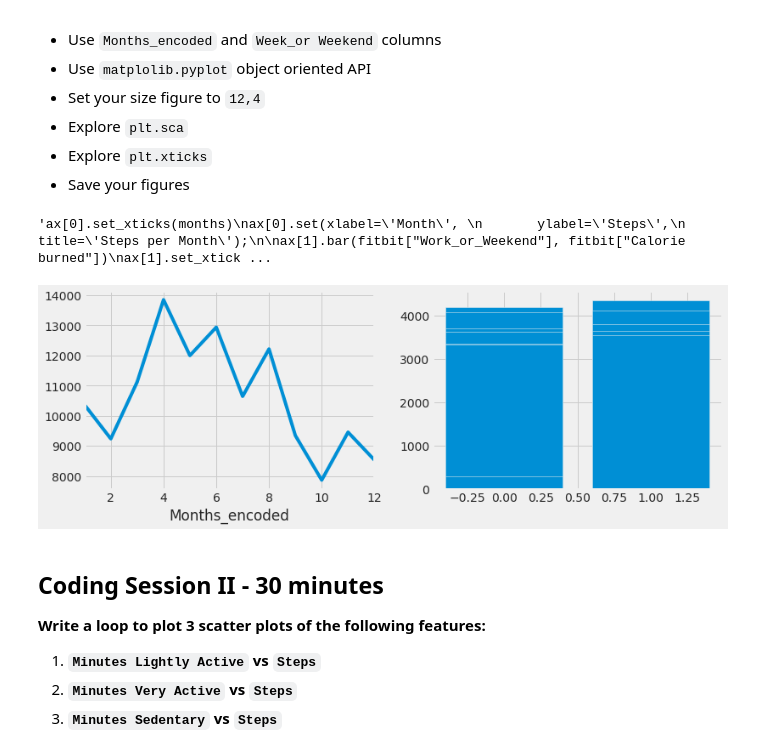
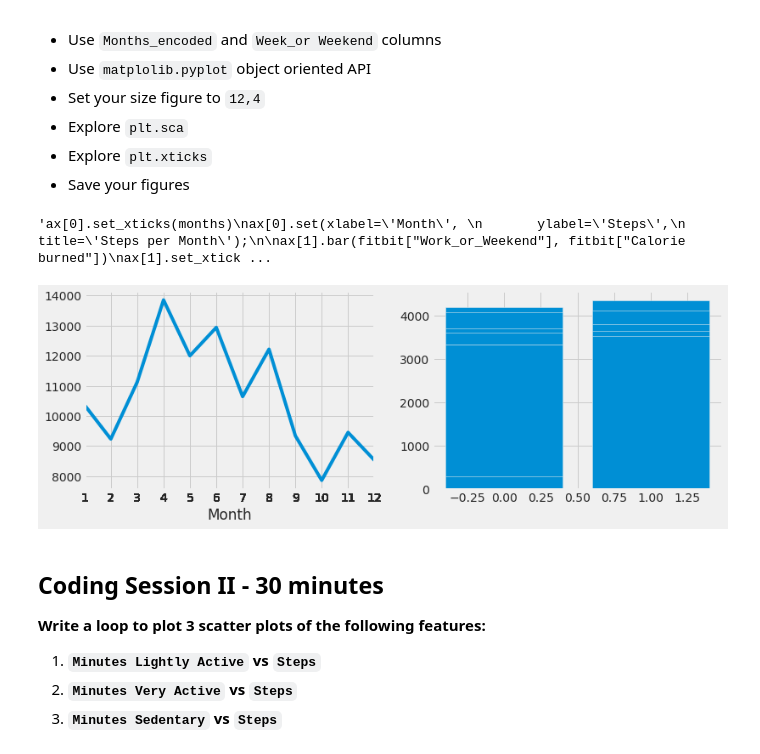
Before and after one commit to vkamg/dataptmad1019, a Jupyter notebook: module-2/lab-matplotlib-seaborn/your-code/challenge-2.ipynb, the cells around one changed output. Drawn from its saved outputs; the diff is of its cells as text; code cells hidden in the pictures.

```diff
--- a/module-2/lab-matplotlib-seaborn/your-code/challenge-2.ipynb
+++ b/module-2/lab-matplotlib-seaborn/your-code/challenge-2.ipynb
@@ -56,26 +56,30 @@ Hints:
 # %%
 # Driver 1 enter codes here
 median_steps = fitbit["Steps"].groupby(fitbit["Months_encoded"]).median()
 
 
 plt.style.use('fivethirtyeight')
 fig, ax = plt.subplots(ncols=2, figsize=(12, 4))
 plt.subplot(1,2,1)
 median_steps.plot()
+months = fitbit["Months_encoded"]
+plt.xticks(months);
+plt.xlabel("Month")
+plt.ylabel("Month")
 
 plt.subplot(1,2,2)
 plt.bar(fitbit["Work_or_Weekend"], fitbit["Calorie burned"])
 
 '''ax[0].set_xticks(months)
 ax[0].set(xlabel='Month',
        ylabel='Steps',
        title='Steps per Month');
 
 ax[1].bar(fitbit["Work_or_Weekend"], fitbit["Calorie burned"])
 ax[1].set_xticks(np.arange(2),("Weekend", "Work"));'''
 # %% [output]
 'ax[0].set_xticks(months)\nax[0].set(xlabel=\'Month\', \n       ylabel=\'Steps\',\n       title=\'Steps per Month\');\n\nax[1].bar(fitbit["Work_or_Weekend"], fitbit["Calorie burned"])\nax[1].set_xtick ...
-[figure, old version]
+[figure, new version]
 # %% [markdown]
 ## Coding Session II - 30 minutes
 
```
